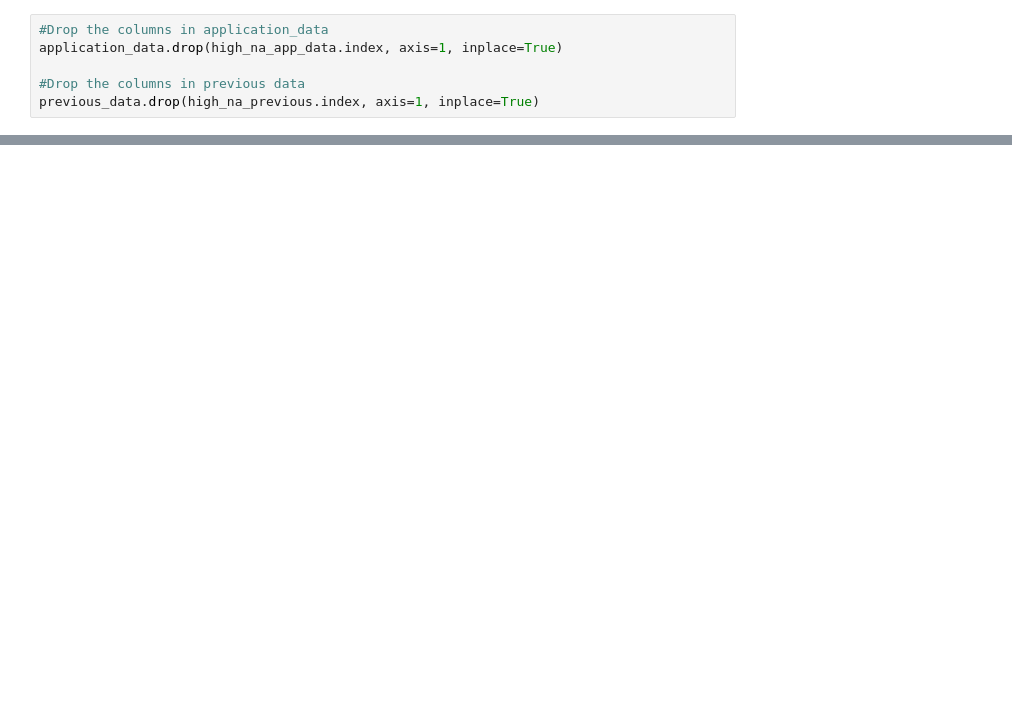
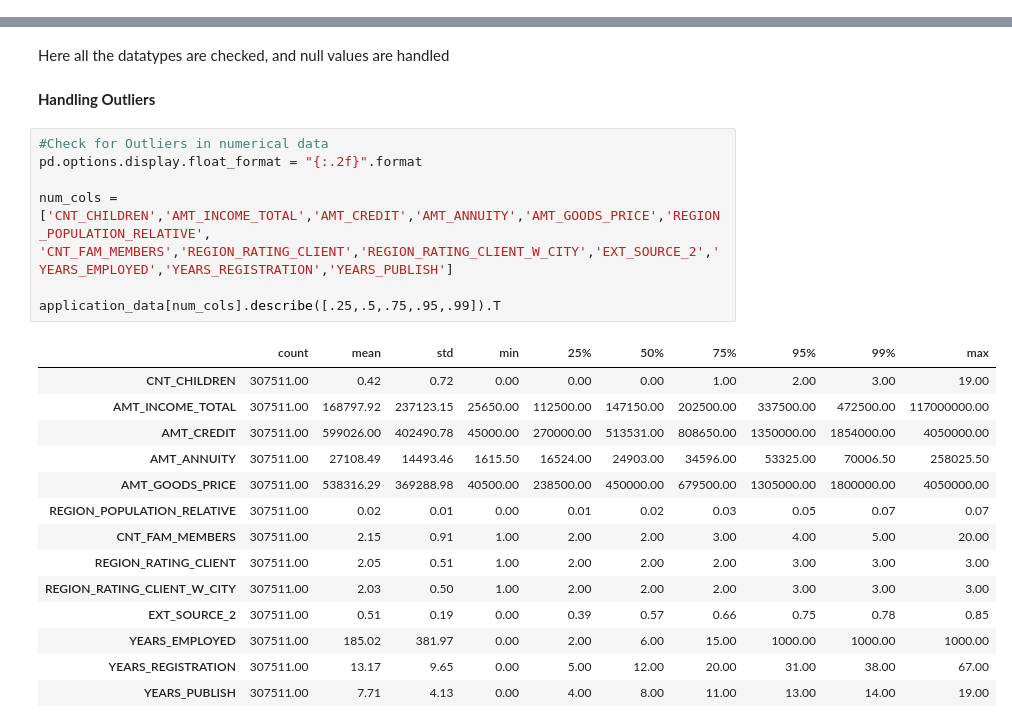
Before and after one commit to Dharani-Arumugam/PostGraduate-Diploma-DataScience, a Jupyter notebook: Credit EDA Case Study/Credit EDA Case Study.ipynb, the cells around one changed output, grey strips where cells are left out. Cells and saved outputs as stored; diff of their text form; blank space fills up the shorter version.

Commit message:
Handling Outliers

```diff
--- a/Credit EDA Case Study/Credit EDA Case Study.ipynb
+++ b/Credit EDA Case Study/Credit EDA Case Study.ipynb
@@ -145,6 +253,0 @@ dtype: float64
-# %%
-#Drop the columns in application_data
-application_data.drop(high_na_app_data.index, axis=1, inplace=True)
-
-#Drop the columns in previous data
-previous_data.drop(high_na_previous.index, axis=1, inplace=True)
@@ -296,0 +292,27 @@ application_data.describe().T
+# %% [markdown]
+Here all the datatypes are checked, and null values are handled
+# %% [markdown]
+**Handling Outliers**
+# %%
+#Check for Outliers in numerical data
+pd.options.display.float_format = "{:.2f}".format
+
+num_cols = ['CNT_CHILDREN','AMT_INCOME_TOTAL','AMT_CREDIT','AMT_ANNUITY','AMT_GOODS_PRICE','REGION_POPULATION_RELATIVE',
+'CNT_FAM_MEMBERS','REGION_RATING_CLIENT','REGION_RATING_CLIENT_W_CITY','EXT_SOURCE_2','YEARS_EMPLOYED','YEARS_REGISTRATION','YEARS_PUBLISH']
+
+application_data[num_cols].describe([.25,.5,.75,.95,.99]).T
+# %% [output]
+|  | count | mean | std | min | 25% | 50% | 75% | 95% | 99% | max |
+| CNT_CHILDREN | 307511.00 | 0.42 | 0.72 | 0.00 | 0.00 | 0.00 | 1.00 | 2.00 | 3.00 | 19.00 |
+| AMT_INCOME_TOTAL | 307511.00 | 168797.92 | 237123.15 | 25650.00 | 112500.00 | 147150.00 | 202500.00 | 337500.00 | 472500.00 | 117000000.00 |
+| AMT_CREDIT | 307511.00 | 599026.00 | 402490.78 | 45000.00 | 270000.00 | 513531.00 | 808650.00 | 1350000.00 | 1854000.00 | 4050000.00 |
+| AMT_ANNUITY | 307511.00 | 27108.49 | 14493.46 | 1615.50 | 16524.00 | 24903.00 | 34596.00 | 53325.00 | 70006.50 | 258025.50 |
+| AMT_GOODS_PRICE | 307511.00 | 538316.29 | 369288.98 | 40500.00 | 238500.00 | 450000.00 | 679500.00 | 1305000.00 | 1800000.00 | 4050000.00 |
+| REGION_POPULATION_RELATIVE | 307511.00 | 0.02 | 0.01 | 0.00 | 0.01 | 0.02 | 0.03 | 0.05 | 0.07 | 0.07 |
+| CNT_FAM_MEMBERS | 307511.00 | 2.15 | 0.91 | 1.00 | 2.00 | 2.00 | 3.00 | 4.00 | 5.00 | 20.00 |
+| REGION_RATING_CLIENT | 307511.00 | 2.05 | 0.51 | 1.00 | 2.00 | 2.00 | 2.00 | 3.00 | 3.00 | 3.00 |
+| REGION_RATING_CLIENT_W_CITY | 307511.00 | 2.03 | 0.50 | 1.00 | 2.00 | 2.00 | 2.00 | 3.00 | 3.00 | 3.00 |
+| EXT_SOURCE_2 | 307511.00 | 0.51 | 0.19 | 0.00 | 0.39 | 0.57 | 0.66 | 0.75 | 0.78 | 0.85 |
+| YEARS_EMPLOYED | 307511.00 | 185.02 | 381.97 | 0.00 | 2.00 | 6.00 | 15.00 | 1000.00 | 1000.00 | 1000.00 |
+| YEARS_REGISTRATION | 307511.00 | 13.17 | 9.65 | 0.00 | 5.00 | 12.00 | 20.00 | 31.00 | 38.00 | 67.00 |
+| YEARS_PUBLISH | 307511.00 | 7.71 | 4.13 | 0.00 | 4.00 | 8.00 | 11.00 | 13.00 | 14.00 | 19.00 |
```
Also changed, not shown: parts of 70 cells of this notebook.
